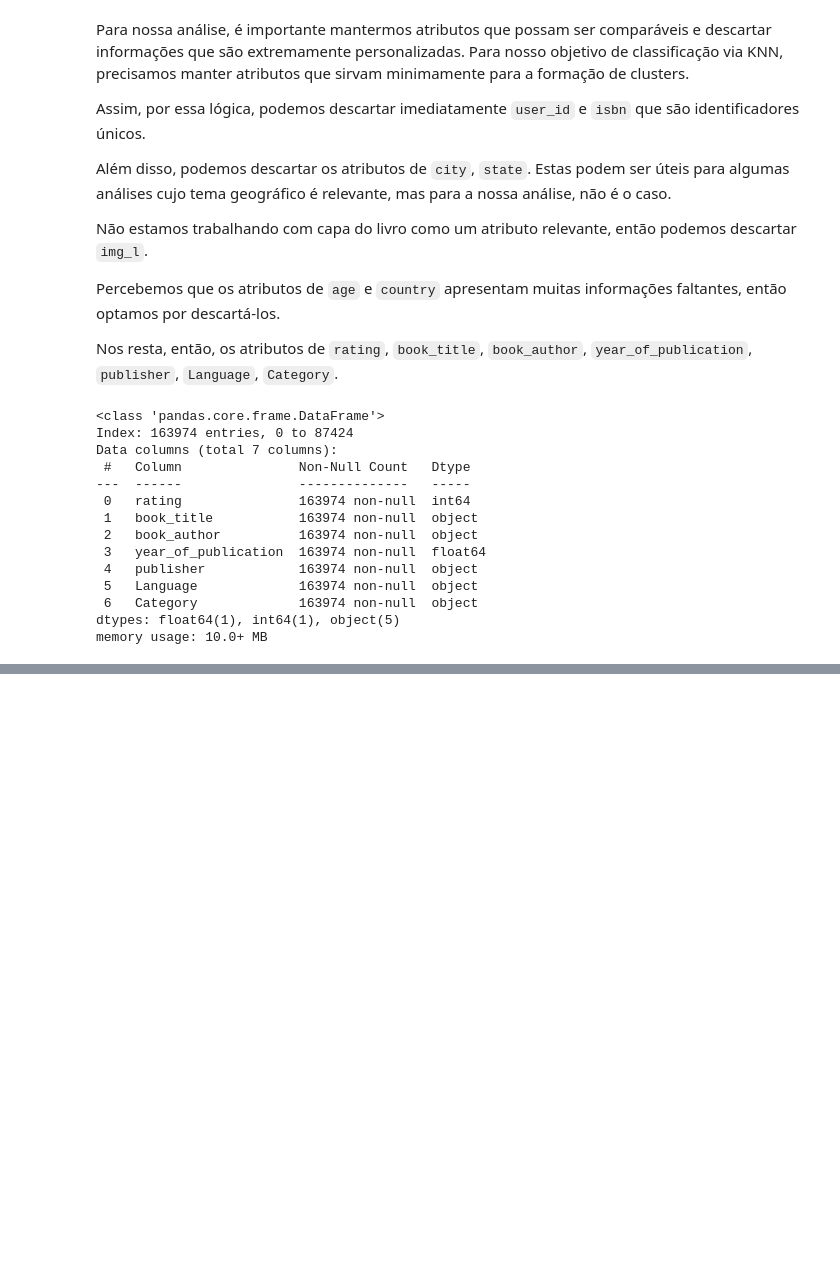
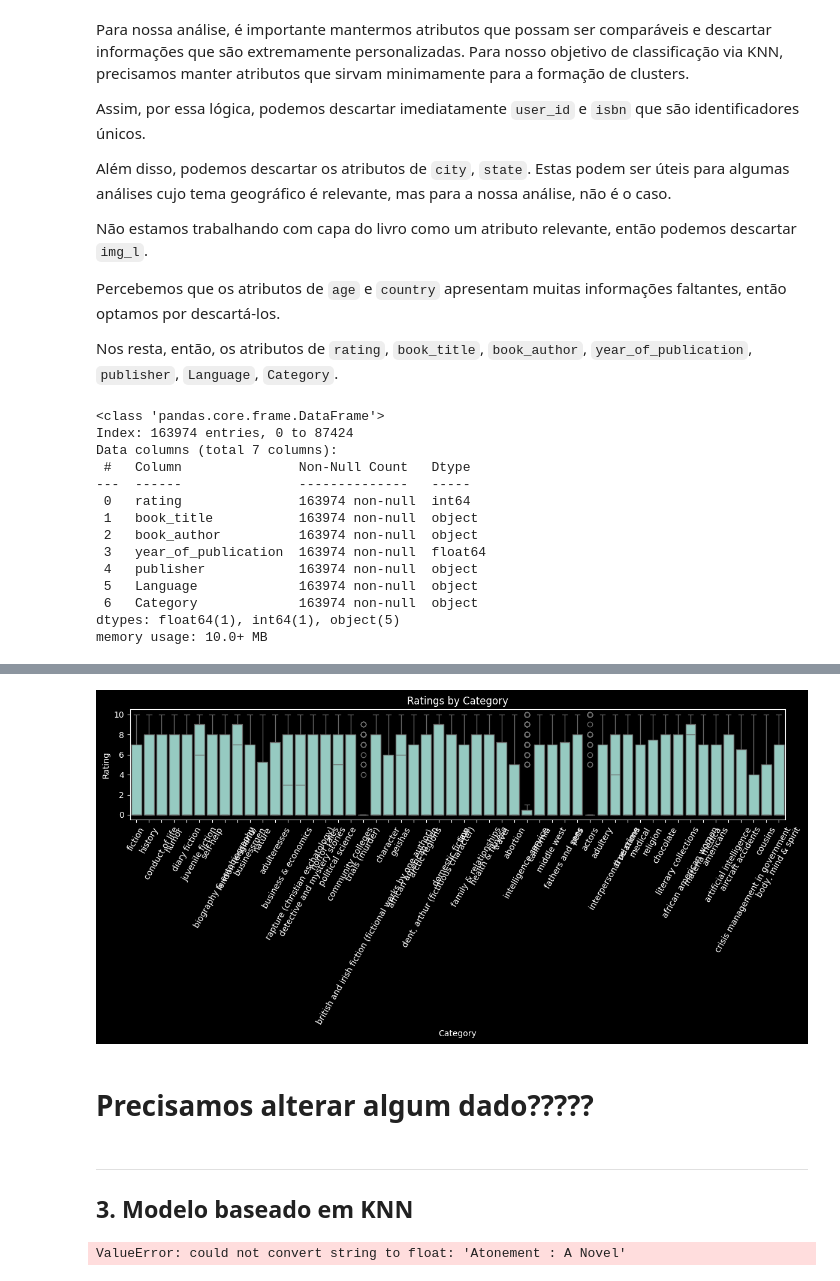
Before and after one commit to joaopcvieira/CMC-13, a Jupyter notebook: main.ipynb, the cells around one changed output, grey strips where cells are left out. Cells and saved outputs as stored; diff of their text form; code cells hidden in the pictures; blank space fills up the shorter version.

```diff
--- a/main.ipynb
+++ b/main.ipynb
@@ -124,0 +233,44 @@ memory usage: 10.0+ MB
+# %%
+## Como temos muitos livros fiction, vamos fazer um gráfico de ratings por categoria
+fig, ax = plt.subplots(figsize=(12, 6))
+sns.boxplot(data=dataset, x='Category', y='rating', ax=ax)
+ax.set_title('Ratings by Category')
+ax.set_xlabel('Category')
+ax.set_ylabel('Rating')
+ax.tick_params(axis='x', rotation=60)
+plt.tight_layout()
+plt.show()
+# %% [output]
+[figure, added]
+# %% [markdown]
+# Precisamos alterar algum dado?????
+# %% [markdown]
+---
+## 3. Modelo baseado em KNN
+# %%
+from sklearn.neighbors import KNeighborsClassifier
+
+# One-hot encode the categorical variables
+dataset_encoded = pd.get_dummies(dataset, drop_first=True)
+
+# Separate the features (X) and the target variable (y)
+X_train = train_set.drop(columns=["rating"])
+y_train = train_set["rating"]
+
+X_test = test_set.drop(columns=["rating"])
+y_test = test_set["rating"]
+
+# Create the KNN classifier
+knn = KNeighborsClassifier(n_neighbors=5)
+
+# Train the model
+knn.fit(X_train, y_train)
+
+# Make predictions on the test set
+y_pred = knn.predict(X_test)
+
+# Evaluate the accuracy of the model
+accuracy = accuracy_score(y_test, y_pred)
+print("Accuracy:", accuracy)
+# %% [output]
+ValueError: could not convert string to float: 'Atonement : A Novel'
```
Also changed, not shown: parts of 11 cells of this notebook, 2 other files.
